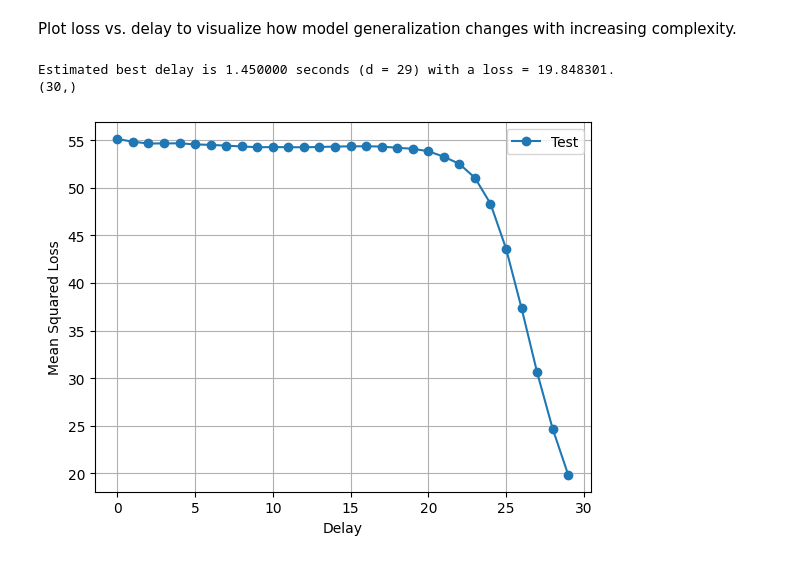
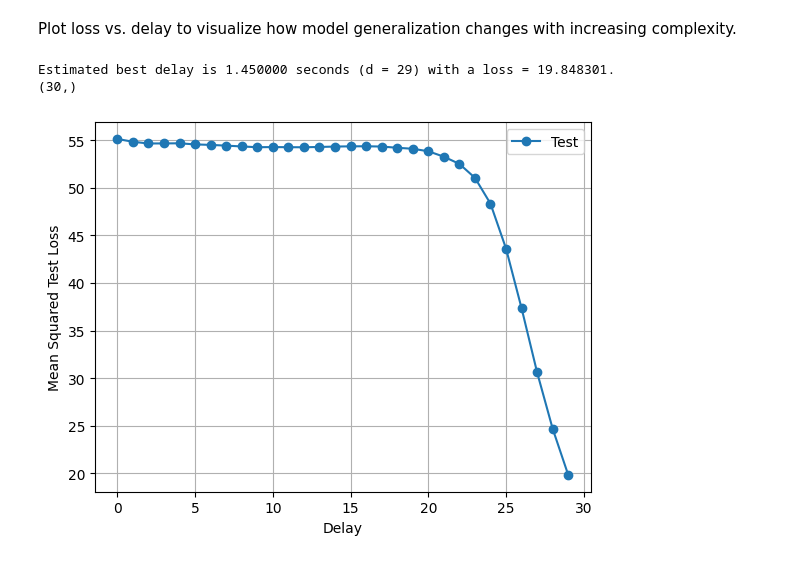
Before and after one commit to alecpippas/Machine-Learning-Portfolio, a Jupyter notebook: Neural_Decoding_Temporal_Embedding_Regression/neural_decoding_hand_movement_regression.ipynb, the cells around one changed output. Saved outputs shown, nothing was run; the diff lists cells and outputs as text; code cells hidden in the pictures.

```diff
--- a/Neural_Decoding_Temporal_Embedding_Regression/neural_decoding_hand_movement_regression.ipynb
+++ b/Neural_Decoding_Temporal_Embedding_Regression/neural_decoding_hand_movement_regression.ipynb
@@ -316,6 +316,7 @@ for d in range(0,dmax):
     Xtr_dly_current = Xtr_dly_max[:, :((d + 1) * nneuron)]
     Xts_dly_current = Xts_dly_max[:, :((d + 1) *nneuron)]
 
+    yt
     #train the multi regression model again on the current training data set for d
     beta_delay = fit_mult_linear(Xtr_dly_current, ytr_dly_max)
 
@@ -330,18 +331,18 @@ Plot loss vs. delay to visualize how model generalization changes with increasin
 # %%
 
 dtest = np.arange(0, dmax)
 
 plt.plot(dtest,test_losses,'o-')
 plt.xlabel('Delay')
-plt.ylabel('Mean Squared Loss')
+plt.ylabel('Mean Squared Test Loss')
 plt.grid()
 plt.legend(['Test'],loc='upper right')
 
 best_delay_index = np.argmin(test_losses)
 print("Estimated best delay is {0:f} seconds (d = {1:d}) with a loss = {2:f}.".format(best_delay_index * 0.05, best_delay_index, np.min(test_losses)))
 
 print(test_losses.shape)
 # %% [output]
 Estimated best delay is 1.450000 seconds (d = 29) with a loss = 19.848301.
 (30,)
-[figure, old version]
+[figure, new version]
```
Also changed, not shown: 7 other files.
